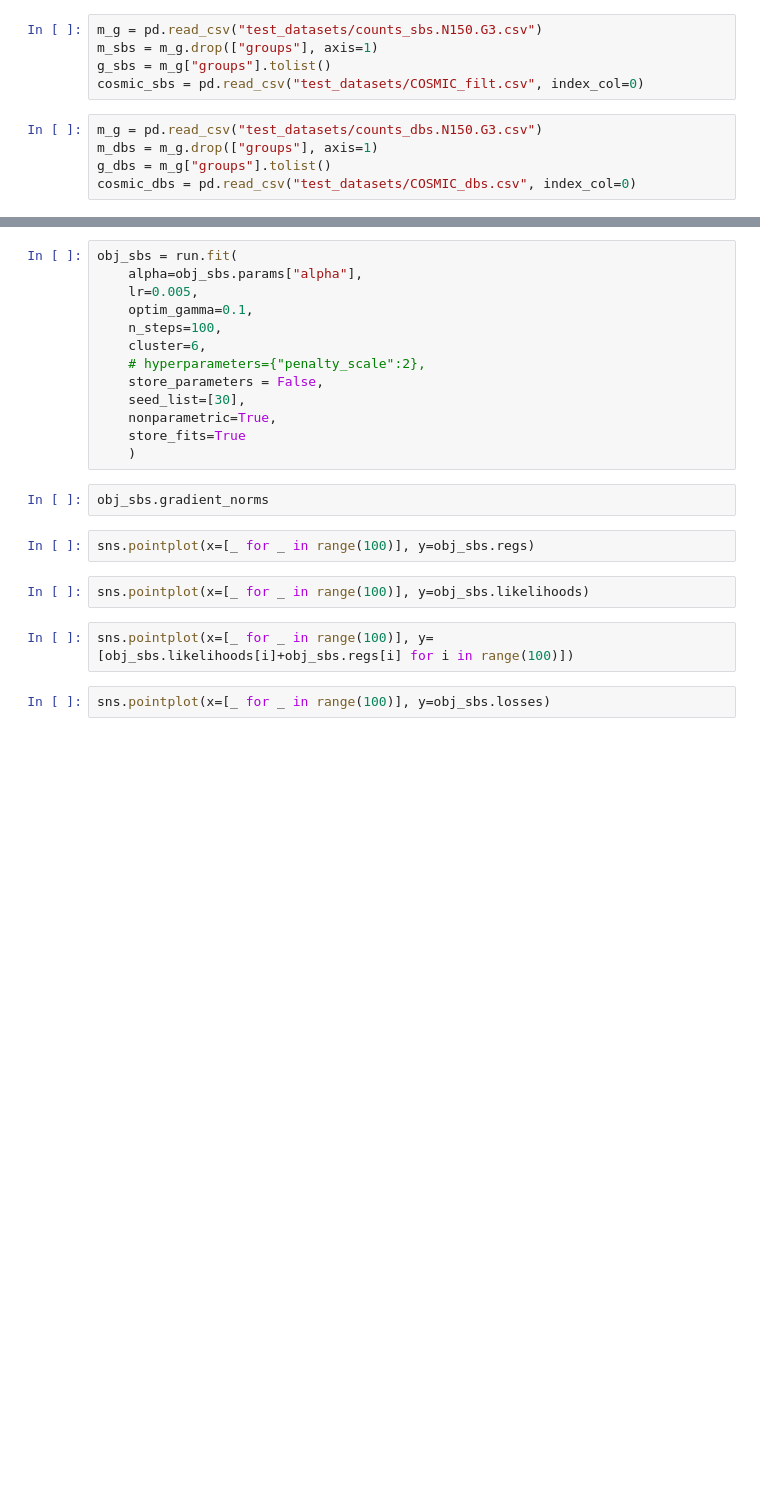
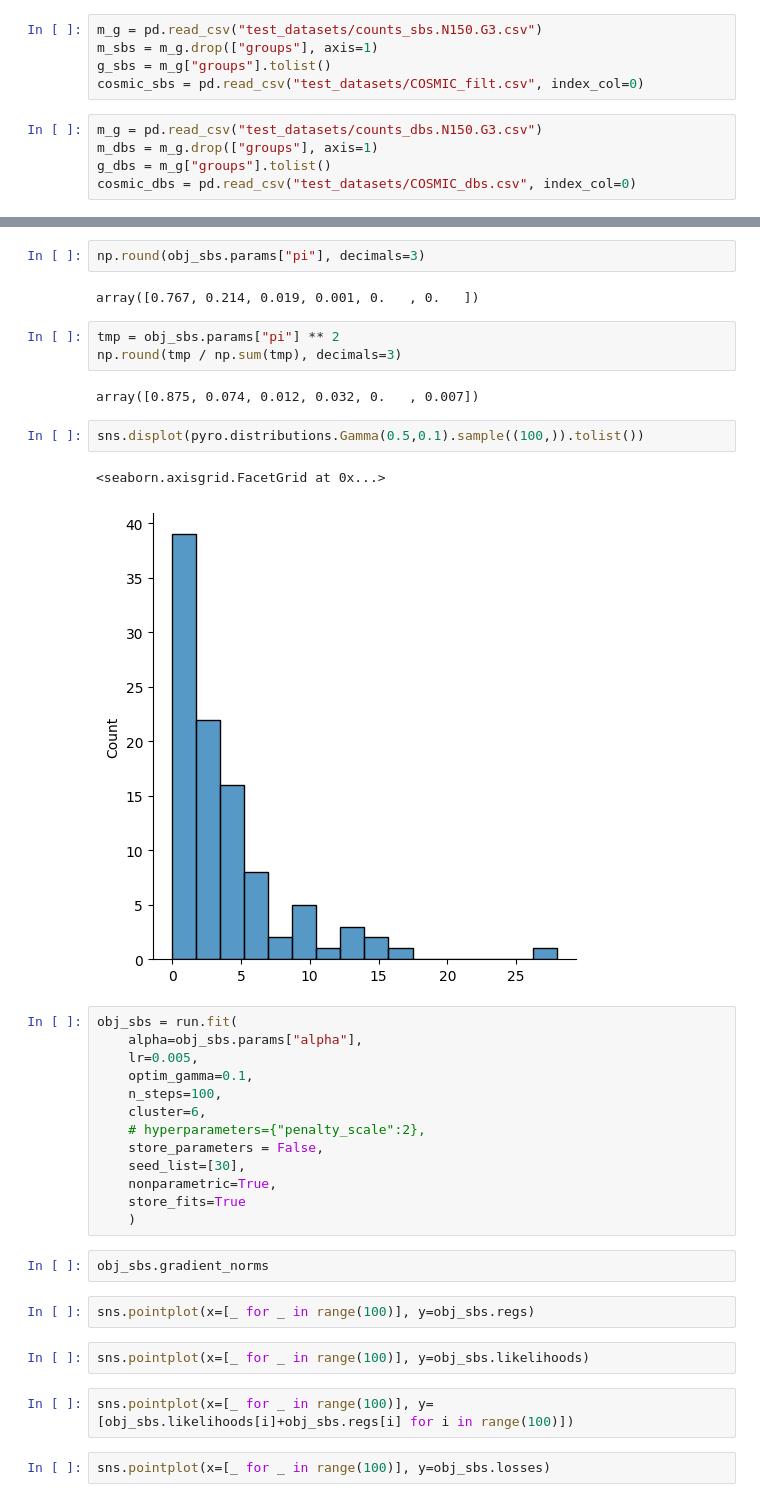
Before and after one commit to caravagnalab/pybascule, a Jupyter notebook: test.ipynb, the cells around one changed output, grey strips where cells are left out. Saved outputs shown, nothing was run; the diff lists cells and outputs as text; blank space fills up the shorter version.

```diff
--- a/test.ipynb
+++ b/test.ipynb
@@ -77,3 +208,17 @@ array([1.99094421e-02, 9.71080464e-01, 4.97992969e-03, 1.45528585e-03,
+# %%
+np.round(obj_sbs.params["pi"], decimals=3)
+# %% [output]
+array([0.767, 0.214, 0.019, 0.001, 0.   , 0.   ])
+# %%
+tmp = obj_sbs.params["pi"] ** 2
+np.round(tmp / np.sum(tmp), decimals=3)
+# %% [output]
+array([0.875, 0.074, 0.012, 0.032, 0.   , 0.007])
+# %%
+sns.displot(pyro.distributions.Gamma(0.5,0.1).sample((100,)).tolist())
+# %% [output]
+<seaborn.axisgrid.FacetGrid at 0x...>
+[figure, added]
 # %%
 obj_sbs = run.fit(
     alpha=obj_sbs.params["alpha"],
```
Also changed, not shown: parts of 13 cells of this notebook, 2 other files.
